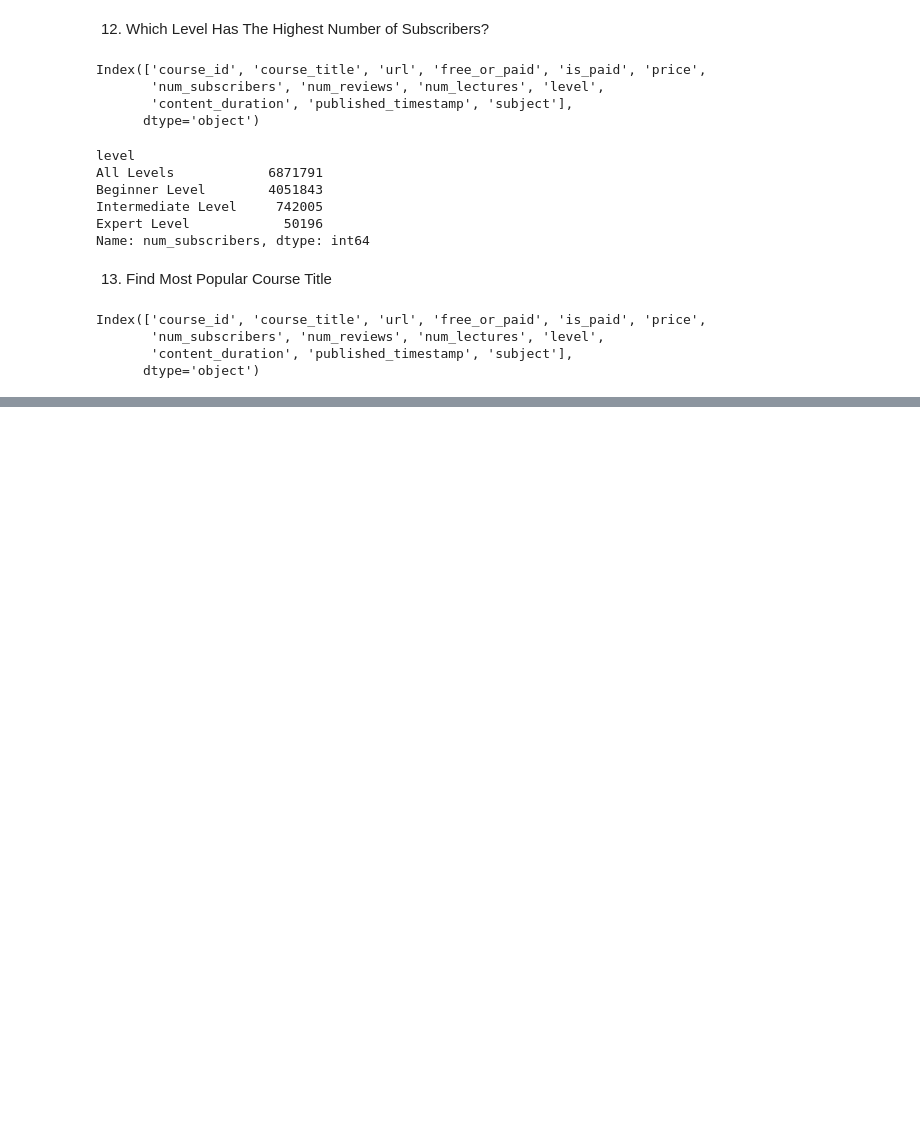
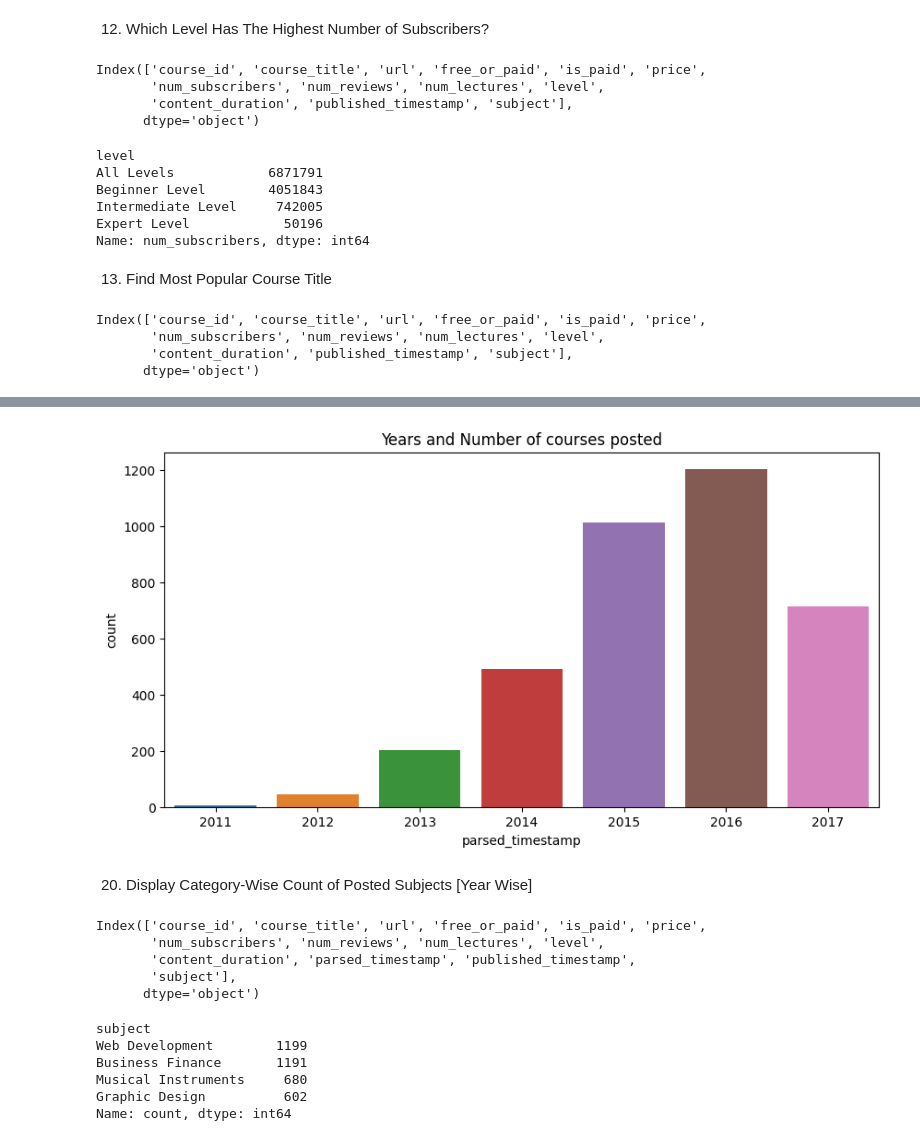
Before and after one commit to MNO-proA/Udemy_courses-case-study-Pandas_Matplotlib_Seaborn_Numpy, a Jupyter notebook: Udemy.ipynb, the cells around one changed output, grey strips where cells are left out. Saved outputs shown, nothing was run; the diff lists cells and outputs as text; code cells hidden in the pictures; blank space fills up the shorter version.

```diff
--- a/Udemy.ipynb
+++ b/Udemy.ipynb
@@ -261,0 +347,4 @@ Name: num_subscribers, Length: 3663, dtype: int64
+# %%
+parsed_timestamp = pd.to_datetime(df["published_timestamp"], format='ISO8601')
+
+df.insert(11, "parsed_timestamp", parsed_timestamp)
@@ -261,0 +368,24 @@ Name: num_subscribers, Length: 3663, dtype: int64
+# %%
+plt.title("Years and Number of courses posted")
+sns.countplot(data=df, x=df["parsed_timestamp"].dt.year);
+# %% [output]
+[figure, added]
+# %% [markdown]
+20. Display Category-Wise Count of Posted Subjects [Year Wise]
+# %%
+df.columns
+# %% [output]
+Index(['course_id', 'course_title', 'url', 'free_or_paid', 'is_paid', 'price',
+       'num_subscribers', 'num_reviews', 'num_lectures', 'level',
+       'content_duration', 'parsed_timestamp', 'published_timestamp',
+       'subject'],
+      dtype='object')
+# %%
+df["subject"].value_counts()
+# %% [output]
+subject
+Web Development        1199
+Business Finance       1191
+Musical Instruments     680
+Graphic Design          602
+Name: count, dtype: int64
```
Also changed, not shown: parts of 21 cells of this notebook.
